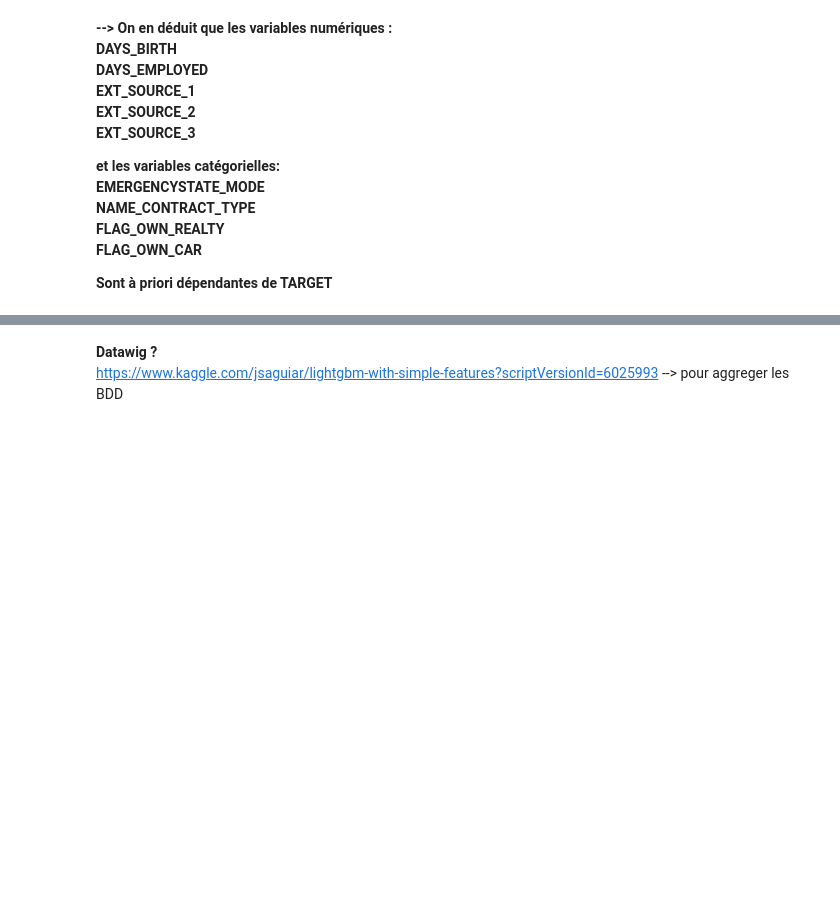
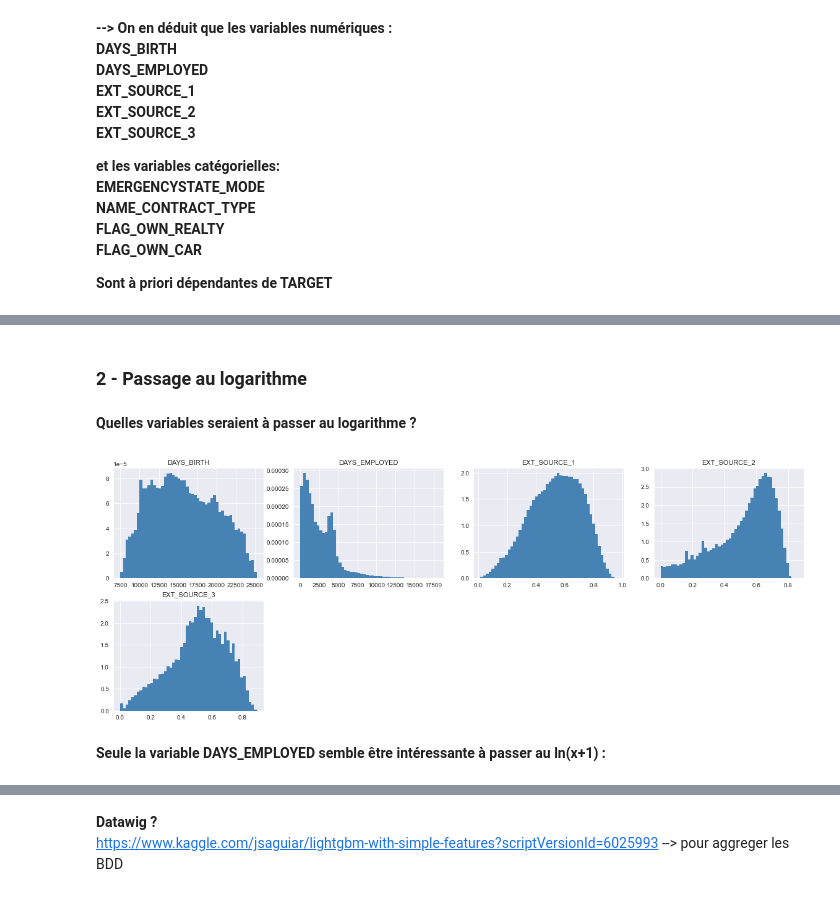
Before and after one commit to martinletouvet/oc_projet7, a Jupyter notebook: P7_Notebook.ipynb, the cells around one changed output, grey strips where cells are left out. Saved outputs shown, nothing was run; the diff lists cells and outputs as text; code cells hidden in the pictures; blank space fills up the shorter version.

```diff
--- a/P7_Notebook.ipynb
+++ b/P7_Notebook.ipynb
@@ -995,0 +1028,11 @@ FLAG_OWN_CAR**
+# %%
+column = []
+isna = []
+types = []
+
+for i in data.columns:
+    types.append(data[i].dtypes)
+    column.append(i)
+    isna.append(round(data.loc[:, i].isna().mean()*100,2))
+
+pd.DataFrame(list(zip(column, types, isna)), columns =['column', 'Type', '% NaN']).sort_values('% NaN', ascending=False)
@@ -995,0 +1062,2 @@ FLAG_OWN_CAR**
+# %%
+data_num = data[var_num_selec]
@@ -995,0 +1068,13 @@ FLAG_OWN_CAR**
+# %%
+from sklearn.experimental import enable_iterative_imputer
+from sklearn.impute import IterativeImputer
+
+start_time = time.time()
+
+imp_mean = IterativeImputer(initial_strategy='median', random_state=0)
+imputed_data = imp_mean.fit_transform(data_num)  # impute all the missing data
+data_temp = pd.DataFrame(imputed_data)
+data_temp.columns = data_num.columns
+
+exec_time = time.time() - start_time
+print("Temps d'exécution : - %s seconds -" % "{:.2}".format(exec_time))
@@ -995,0 +1092,3 @@ FLAG_OWN_CAR**
+# %%
+for i in data_temp.columns:
+    data[i] = data_temp[i]
@@ -995,0 +1108,16 @@ FLAG_OWN_CAR**
+# %% [markdown]
+### 2 - Passage au logarithme
+# %% [markdown]
+**Quelles variables seraient à passer au logarithme ?**
+# %%
+data_num_values = data[var_num_selec].values
+
+fig = plt.figure(figsize=(20, 23))
+for feat_idx in range(data_num_values.shape[1]):
+    ax = fig.add_subplot(6,4, (feat_idx+1))
+    h = ax.hist(data_num_values[:, feat_idx], bins=50, color='steelblue', density=True, edgecolor='none')
+    ax.set_title(data[var_num_selec].columns[feat_idx], fontsize=11)
+# %% [output]
+[figure, added]
+# %% [markdown]
+**Seule la variable DAYS_EMPLOYED semble être intéressante à passer au ln(x+1) :**
```
Also changed, not shown: parts of 34 cells of this notebook.
